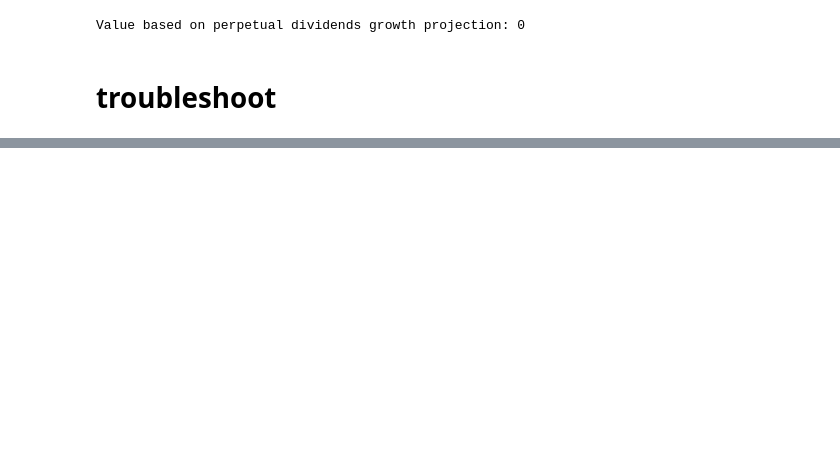
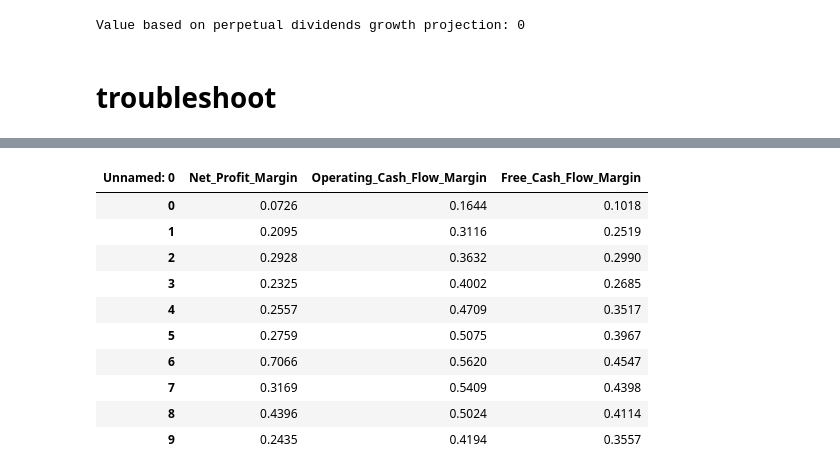
Before and after one commit to fanhui3/stockrow_equity_valuation, a Jupyter notebook: main2.ipynb, the cells around one changed output, grey strips where cells are left out. Cells and saved outputs as stored; diff of their text form; code cells hidden in the pictures; blank space fills up the shorter version.

```diff
--- a/main2.ipynb
+++ b/main2.ipynb
@@ -131,0 +156,14 @@ OCF_History
+# %%
+df[["Net_Profit_Margin","Operating_Cash_Flow_Margin","Free_Cash_Flow_Margin"]]
+# %% [output]
+| Unnamed: 0 | Net_Profit_Margin | Operating_Cash_Flow_Margin | Free_Cash_Flow_Margin |
+| 0 | 0.0726 | 0.1644 | 0.1018 |
+| 1 | 0.2095 | 0.3116 | 0.2519 |
+| 2 | 0.2928 | 0.3632 | 0.2990 |
+| 3 | 0.2325 | 0.4002 | 0.2685 |
+| 4 | 0.2557 | 0.4709 | 0.3517 |
+| 5 | 0.2759 | 0.5075 | 0.3967 |
+| 6 | 0.7066 | 0.5620 | 0.4547 |
+| 7 | 0.3169 | 0.5409 | 0.4398 |
+| 8 | 0.4396 | 0.5024 | 0.4114 |
+| 9 | 0.2435 | 0.4194 | 0.3557 |
```
Also changed, not shown: parts of 11 cells of this notebook, 14 other files.
